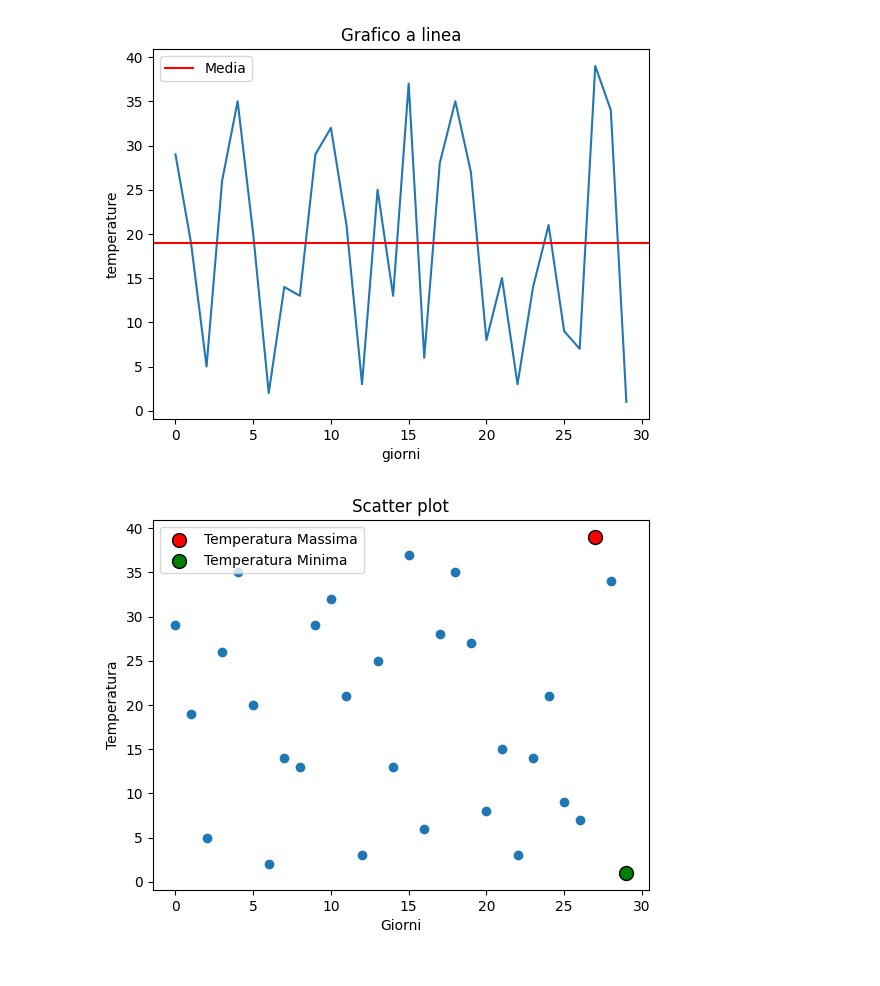
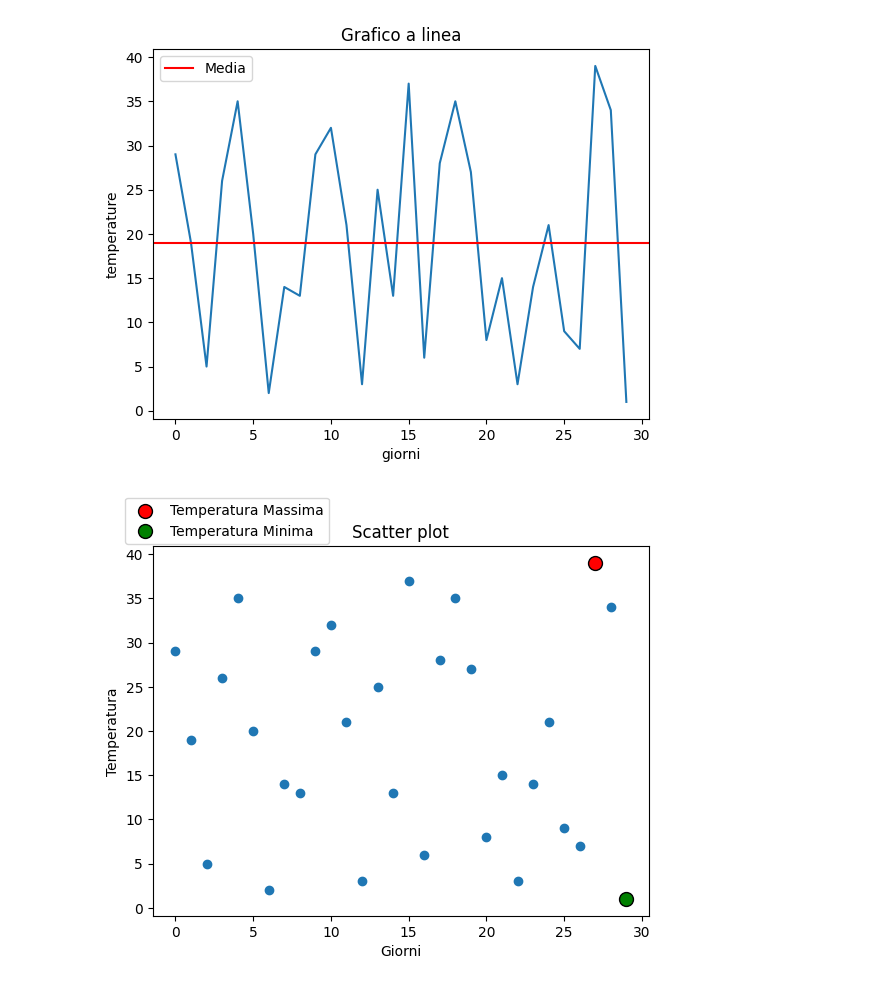
Before and after one commit to lemtiel93/Corso_AlessandroArgentino, a Jupyter notebook: corso-data-science/18-09/esercizio.ipynb, the cells around one changed output. Saved outputs shown, nothing was run; the diff lists cells and outputs as text; code cells hidden in the pictures.

```diff
--- a/corso-data-science/18-09/esercizio.ipynb
+++ b/corso-data-science/18-09/esercizio.ipynb
@@ -50,15 +50,15 @@ plt.show()
 # %%
 plt.figure()
 plt.scatter(df.index,df['Temperatura'])
 max_index = df['Temperatura'].idxmax()
 
 plt.scatter(max_index, temp_max, color='red', s=100, label='Temperatura Massima', edgecolor='black')
 min_index = df['Temperatura'].idxmin()
 plt.scatter(min_index, temp_min, color='green', s=100, label='Temperatura Minima', edgecolor='black')
 plt.title("Scatter plot")
 plt.xlabel("Giorni")
 plt.ylabel("Temperatura")
-plt.legend()
+plt.legend(loc='upper center', bbox_to_anchor=(0.15, 1.15))
 plt.show()
 # %% [output]
-[figure, old version]
+[figure, new version]
```
